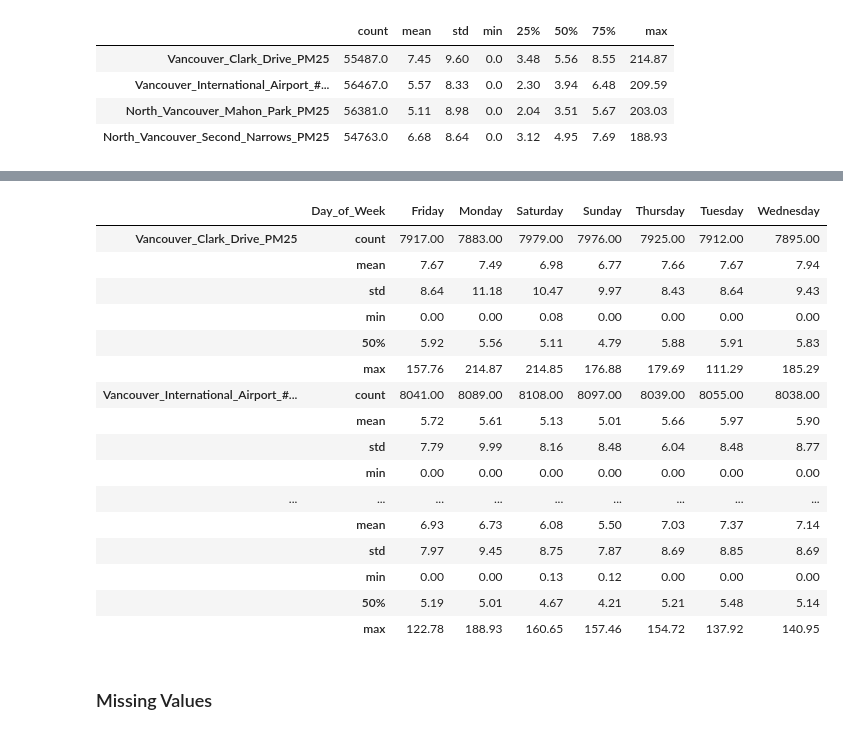
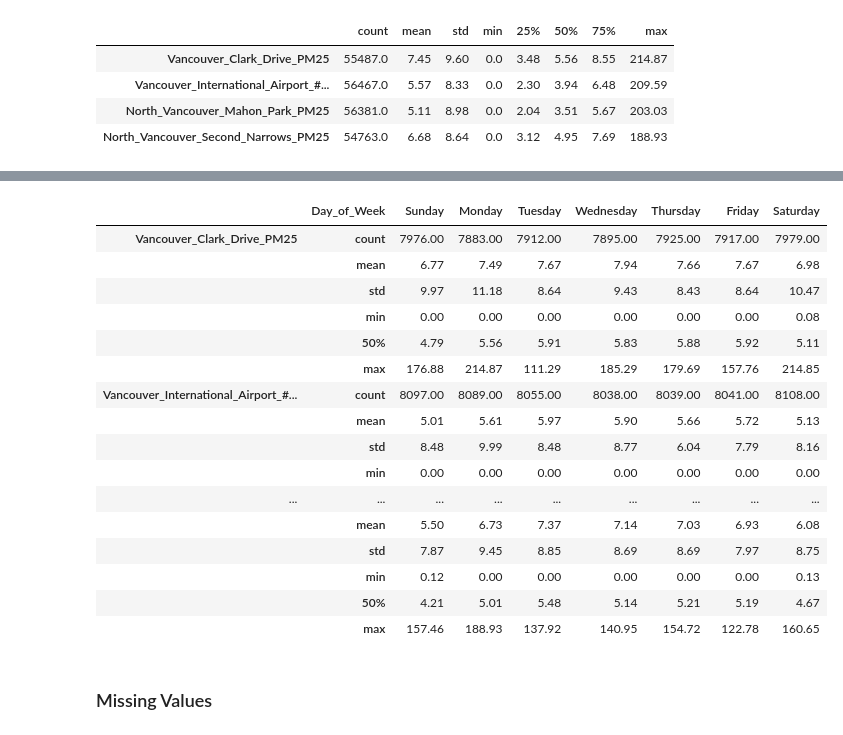
Before and after one commit to erich-hs/Air-We-Breathe, a Jupyter notebook: awb_EDA.ipynb, the cells around one changed output, grey strips where cells are left out. Saved outputs shown, nothing was run; the diff lists cells and outputs as text; code cells hidden in the pictures.

```diff
--- a/awb_EDA.ipynb
+++ b/awb_EDA.ipynb
@@ -178,25 +178,27 @@ master_df.drop(columns=['Hour']).groupby("Month").describe(percentiles=[]).T.rou
 |  | max | 47.73 | 40.56 | 37.21 | 37.82 | 29.71 | 45.78 | 41.31 | 154.72 | 188.93 | 36.03 | ... |
 # %%
 # Week-day
-master_df.drop(columns=['Month', "Hour"]).groupby("Day_of_Week").describe(percentiles=[]).T.round(2)
+weekdays = master_df.index.day_name().unique().tolist()
+weekdays = weekdays[2:] + weekdays[:2]
+master_df.drop(columns=['Month', "Hour"]).groupby("Day_of_Week", sort=False).describe(percentiles=[]).T.round(2)[weekdays]
 # %% [output]
-|  | Day_of_Week | Friday | Monday | Saturday | Sunday | Thursday | Tuesday | Wednesday |
-| Vancouver_Clark_Drive_PM25 | count | 7917.00 | 7883.00 | 7979.00 | 7976.00 | 7925.00 | 7912.00 | 7895.00 |
-|  | mean | 7.67 | 7.49 | 6.98 | 6.77 | 7.66 | 7.67 | 7.94 |
-|  | std | 8.64 | 11.18 | 10.47 | 9.97 | 8.43 | 8.64 | 9.43 |
-|  | min | 0.00 | 0.00 | 0.08 | 0.00 | 0.00 | 0.00 | 0.00 |
-|  | 50% | 5.92 | 5.56 | 5.11 | 4.79 | 5.88 | 5.91 | 5.83 |
-|  | max | 157.76 | 214.87 | 214.85 | 176.88 | 179.69 | 111.29 | 185.29 |
-| Vancouver_International_Airport_#... | count | 8041.00 | 8089.00 | 8108.00 | 8097.00 | 8039.00 | 8055.00 | 8038.00 |
-|  | mean | 5.72 | 5.61 | 5.13 | 5.01 | 5.66 | 5.97 | 5.90 |
-|  | std | 7.79 | 9.99 | 8.16 | 8.48 | 6.04 | 8.48 | 8.77 |
+|  | Day_of_Week | Sunday | Monday | Tuesday | Wednesday | Thursday | Friday | Saturday |
+| Vancouver_Clark_Drive_PM25 | count | 7976.00 | 7883.00 | 7912.00 | 7895.00 | 7925.00 | 7917.00 | 7979.00 |
+|  | mean | 6.77 | 7.49 | 7.67 | 7.94 | 7.66 | 7.67 | 6.98 |
+|  | std | 9.97 | 11.18 | 8.64 | 9.43 | 8.43 | 8.64 | 10.47 |
+|  | min | 0.00 | 0.00 | 0.00 | 0.00 | 0.00 | 0.00 | 0.08 |
+|  | 50% | 4.79 | 5.56 | 5.91 | 5.83 | 5.88 | 5.92 | 5.11 |
+|  | max | 176.88 | 214.87 | 111.29 | 185.29 | 179.69 | 157.76 | 214.85 |
+| Vancouver_International_Airport_#... | count | 8097.00 | 8089.00 | 8055.00 | 8038.00 | 8039.00 | 8041.00 | 8108.00 |
+|  | mean | 5.01 | 5.61 | 5.97 | 5.90 | 5.66 | 5.72 | 5.13 |
+|  | std | 8.48 | 9.99 | 8.48 | 8.77 | 6.04 | 7.79 | 8.16 |
 |  | min | 0.00 | 0.00 | 0.00 | 0.00 | 0.00 | 0.00 | 0.00 |
 | ... | ... | ... | ... | ... | ... | ... | ... | ... |
-|  | mean | 6.93 | 6.73 | 6.08 | 5.50 | 7.03 | 7.37 | 7.14 |
-|  | std | 7.97 | 9.45 | 8.75 | 7.87 | 8.69 | 8.85 | 8.69 |
-|  | min | 0.00 | 0.00 | 0.13 | 0.12 | 0.00 | 0.00 | 0.00 |
-|  | 50% | 5.19 | 5.01 | 4.67 | 4.21 | 5.21 | 5.48 | 5.14 |
-|  | max | 122.78 | 188.93 | 160.65 | 157.46 | 154.72 | 137.92 | 140.95 |
+|  | mean | 5.50 | 6.73 | 7.37 | 7.14 | 7.03 | 6.93 | 6.08 |
+|  | std | 7.87 | 9.45 | 8.85 | 8.69 | 8.69 | 7.97 | 8.75 |
+|  | min | 0.12 | 0.00 | 0.00 | 0.00 | 0.00 | 0.00 | 0.13 |
+|  | 50% | 4.21 | 5.01 | 5.48 | 5.14 | 5.21 | 5.19 | 4.67 |
+|  | max | 157.46 | 188.93 | 137.92 | 140.95 | 154.72 | 122.78 | 160.65 |
 # %% [markdown]
 ### Missing Values
 # %%
```
Also changed, not shown: parts of 16 cells of this notebook, 2 other files.
